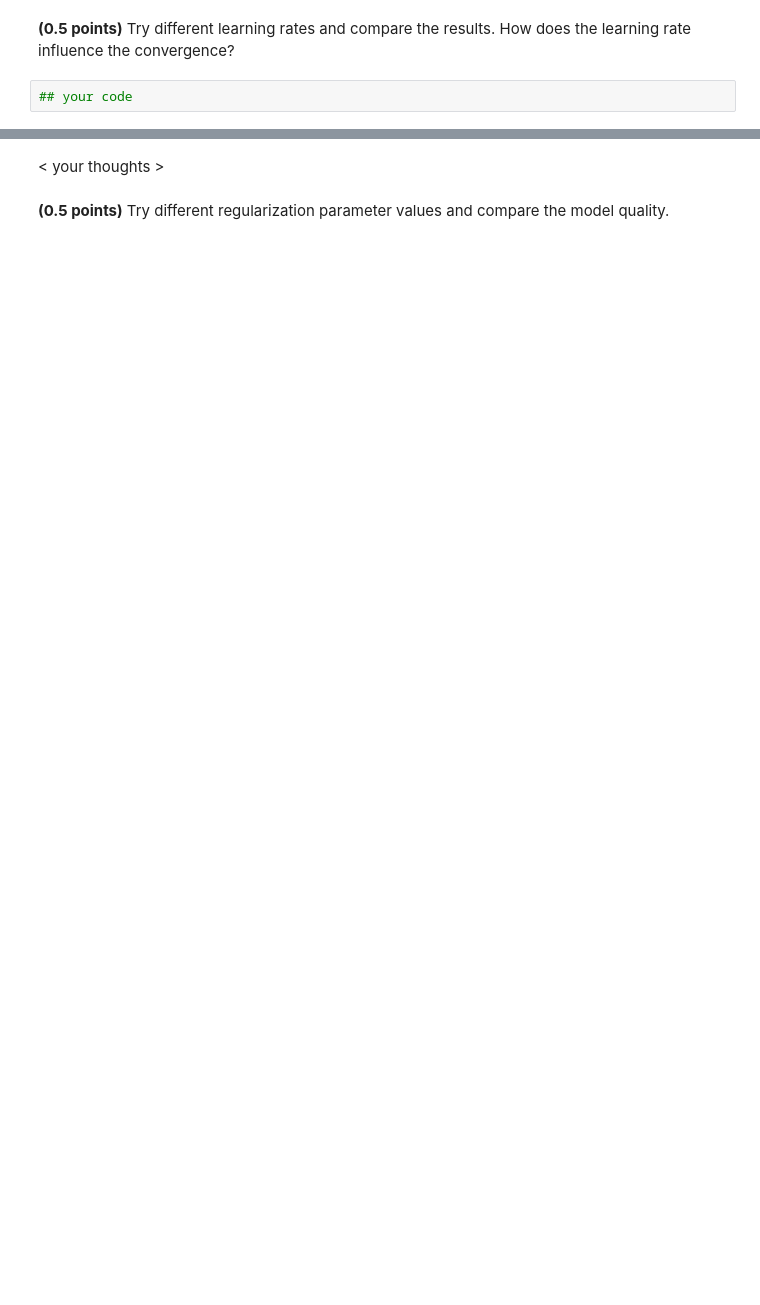
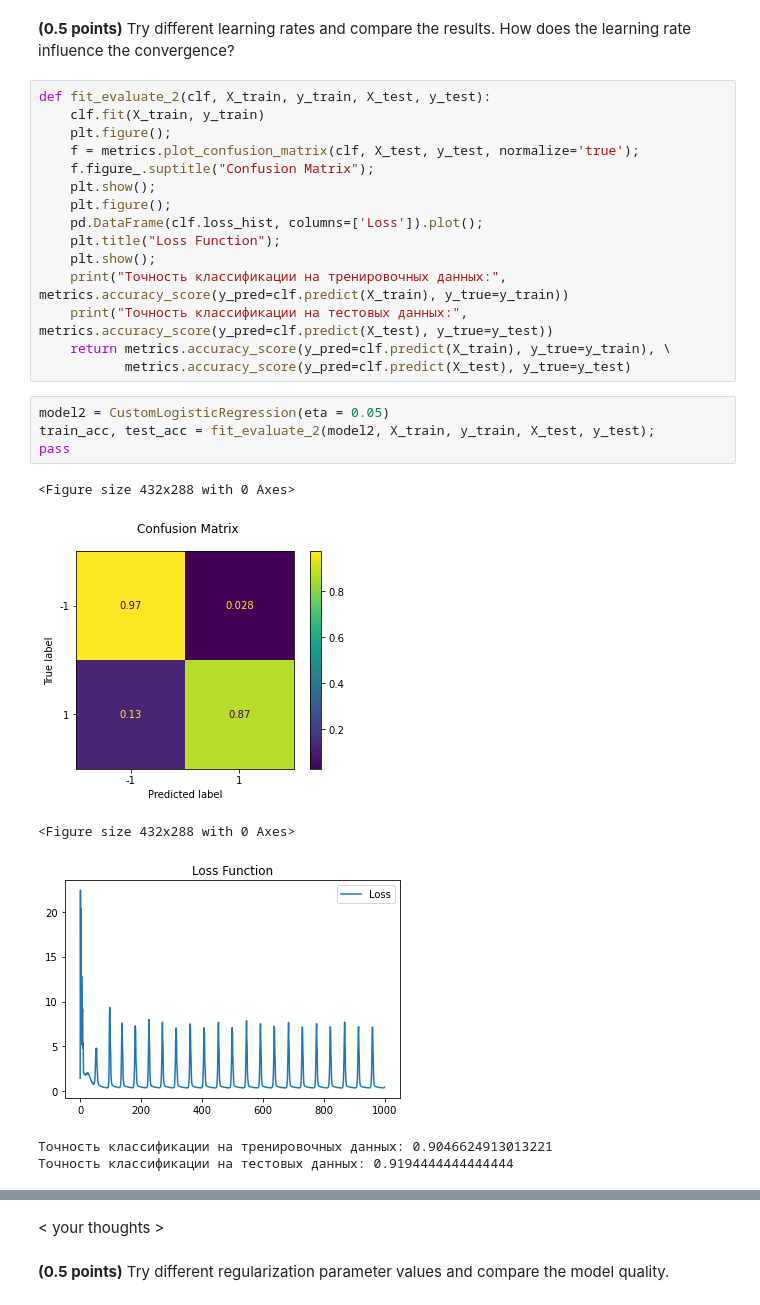
Before and after one commit to codekot/logistics_knn, a Jupyter notebook: hw_classification.ipynb, the cells around one changed output, grey strips where cells are left out. Saved outputs shown, nothing was run; the diff lists cells and outputs as text; blank space fills up the shorter version.

```diff
--- a/hw_classification.ipynb
+++ b/hw_classification.ipynb
@@ -295,4 +261,28 @@ logisticRegr.score(X_test, y_test)
 # %% [markdown]
 **(0.5 points)** Try different learning rates and compare the results. How does the learning rate influence the convergence?
-# %%
-## your code
+# %%
+def fit_evaluate_2(clf, X_train, y_train, X_test, y_test):
+    clf.fit(X_train, y_train)
+    plt.figure();
+    f = metrics.plot_confusion_matrix(clf, X_test, y_test, normalize='true');
+    f.figure_.suptitle("Confusion Matrix");
+    plt.show();
+    plt.figure();
+    pd.DataFrame(clf.loss_hist, columns=['Loss']).plot();
+    plt.title("Loss Function");
+    plt.show();
+    print("Точность классификации на тренировочных данных:", metrics.accuracy_score(y_pred=clf.predict(X_train), y_true=y_train))
+    print("Точность классификации на тестовых данныx:", metrics.accuracy_score(y_pred=clf.predict(X_test), y_true=y_test))
+    return metrics.accuracy_score(y_pred=clf.predict(X_train), y_true=y_train), \
+           metrics.accuracy_score(y_pred=clf.predict(X_test), y_true=y_test)
+# %%
+model2 = CustomLogisticRegression(eta = 0.05)
+train_acc, test_acc = fit_evaluate_2(model2, X_train, y_train, X_test, y_test);
+pass
+# %% [output]
+<Figure size 432x288 with 0 Axes>
+[figure, added]
+<Figure size 432x288 with 0 Axes>
+[figure, added]
+Точность классификации на тренировочных данных: 0.9046624913013221
+Точность классификации на тестовых данныx: 0.9194444444444444
```
Also changed, not shown: parts of 19 cells of this notebook, 1 other file.
